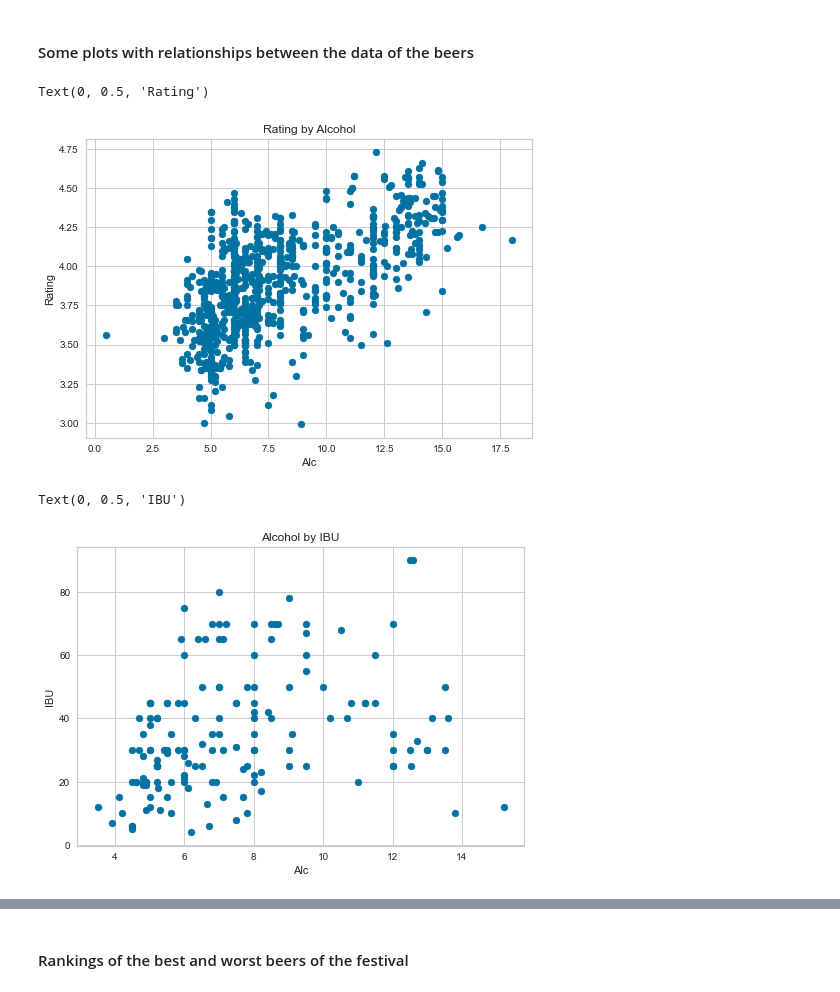
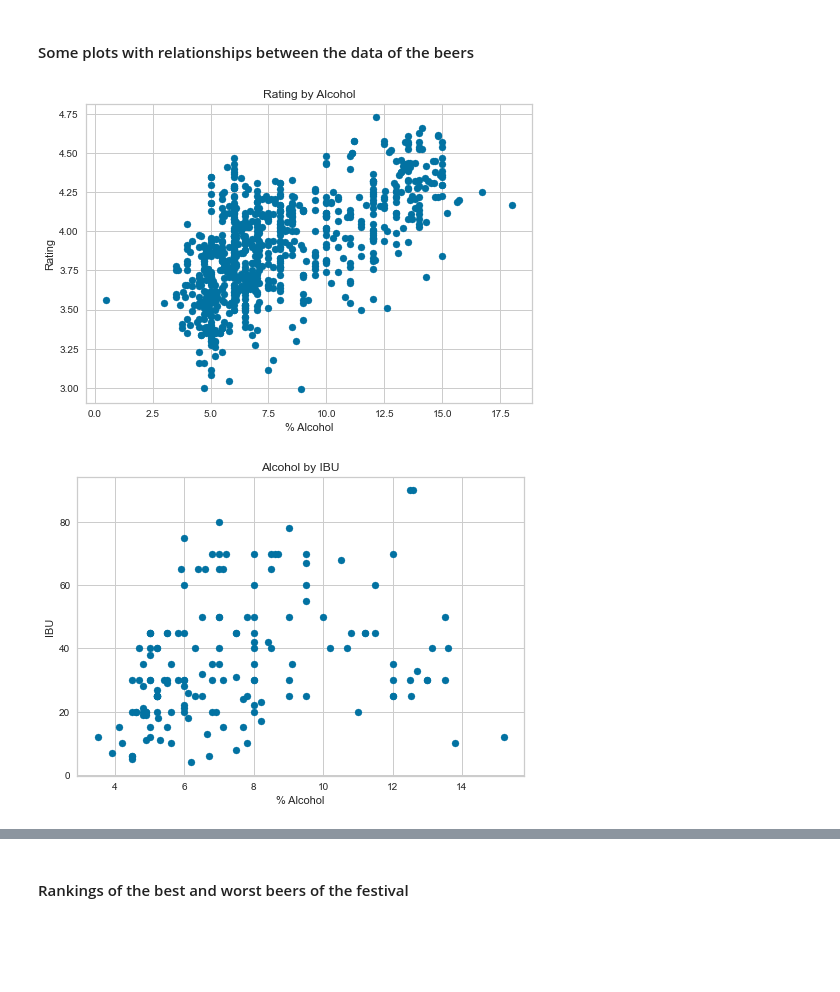
Before and after one commit to rodrimdz/MBCC2023, a Jupyter notebook: Clustering_MBCC2023.ipynb, the cells around one changed output, grey strips where cells are left out. Cells and saved outputs as stored; diff of their text form; code cells hidden in the pictures; blank space fills up the shorter version.

```diff
--- a/Clustering_MBCC2023.ipynb
+++ b/Clustering_MBCC2023.ipynb
@@ -60,21 +40,21 @@ sns.displot(data=df, x=df["Rating"], kde=True)
 # %%
 plt.scatter(df["Alc"],
             df["Rating"])
 plt.title("Rating by Alcohol")
-plt.xlabel("Alc")
+plt.xlabel("% Alcohol")
 plt.ylabel("Rating")
+plt.show()
 # %% [output]
-Text(0, 0.5, 'Rating')
-[figure, old version]
+[figure, new version]
 # %%
 plt.scatter(df["Alc"],
             df["IBU"])
 plt.title("Alcohol by IBU")
-plt.xlabel("Alc")
+plt.xlabel("% Alcohol")
 plt.ylabel("IBU")
+plt.show()
 # %% [output]
-Text(0, 0.5, 'IBU')
-[figure, old version]
+[figure, new version]
 # %%
 plt.scatter(df["IBU"],
             df["Rating"])
```
Also changed, not shown: parts of 21 cells of this notebook.
